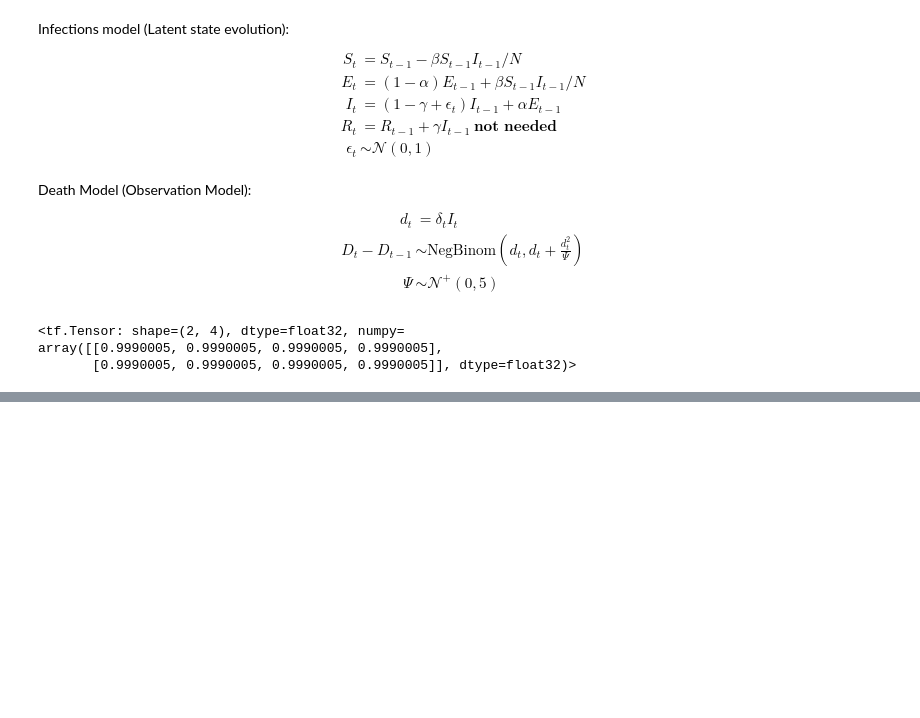
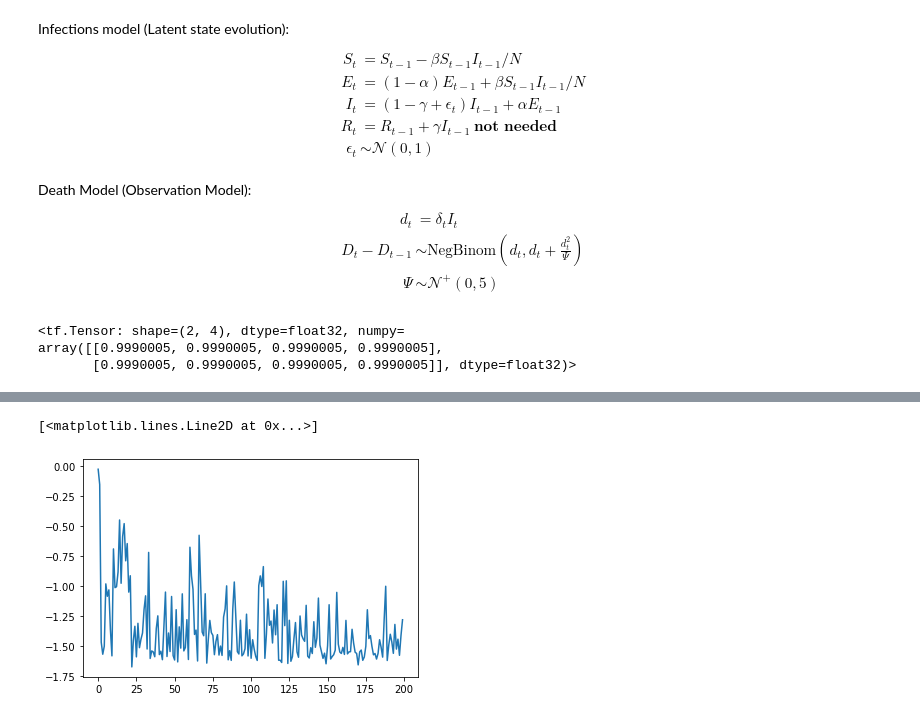
Before and after one commit to JTT94/filterflow, a Jupyter notebook: notebooks/examples/SEIR.ipynb, the cells around one changed output, grey strips where cells are left out. Saved outputs shown, nothing was run; the diff lists cells and outputs as text; code cells hidden in the pictures; blank space fills up the shorter version.

```diff
--- a/notebooks/examples/SEIR.ipynb
+++ b/notebooks/examples/SEIR.ipynb
@@ -356,0 +383,5 @@ reg_loss_tensor_array, reg_grad_tensor_array, reg_time_tensor_array = train_nite
+# %%
+plt.plot(reg_loss)
+# %% [output]
+[<matplotlib.lines.Line2D at 0x...>]
+[figure, added]
```
Also changed, not shown: parts of 19 cells of this notebook, 1 other file.
